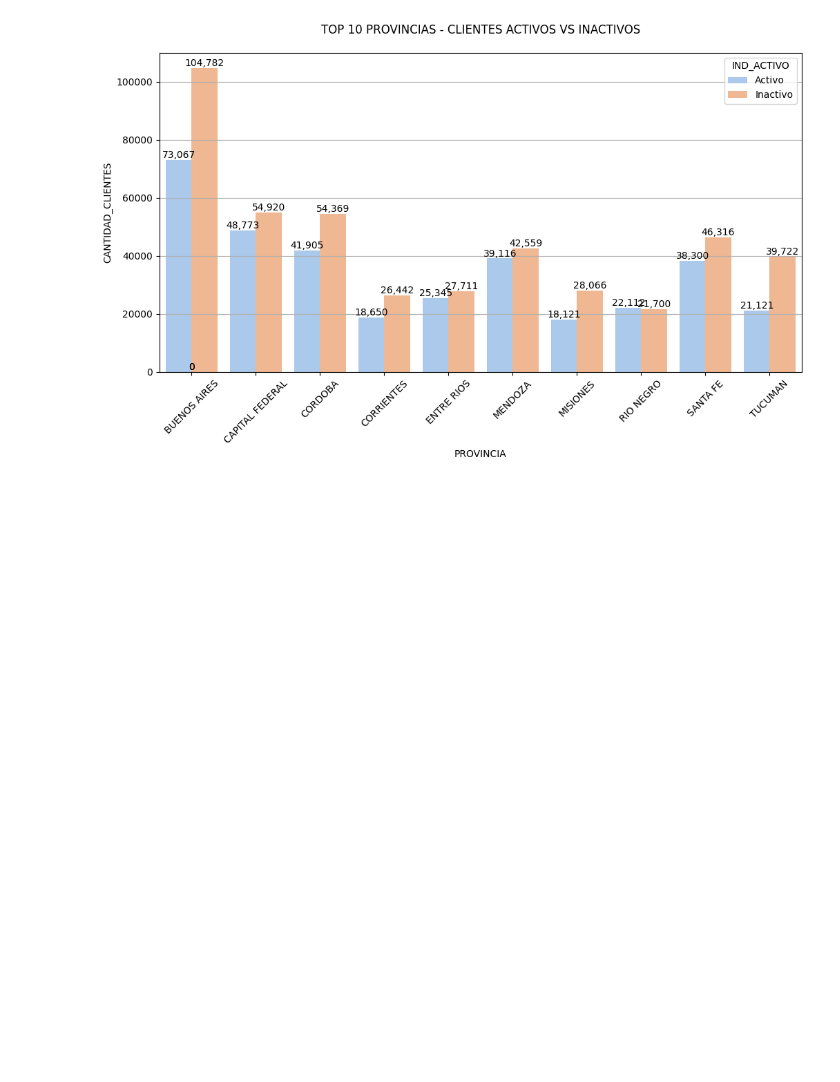
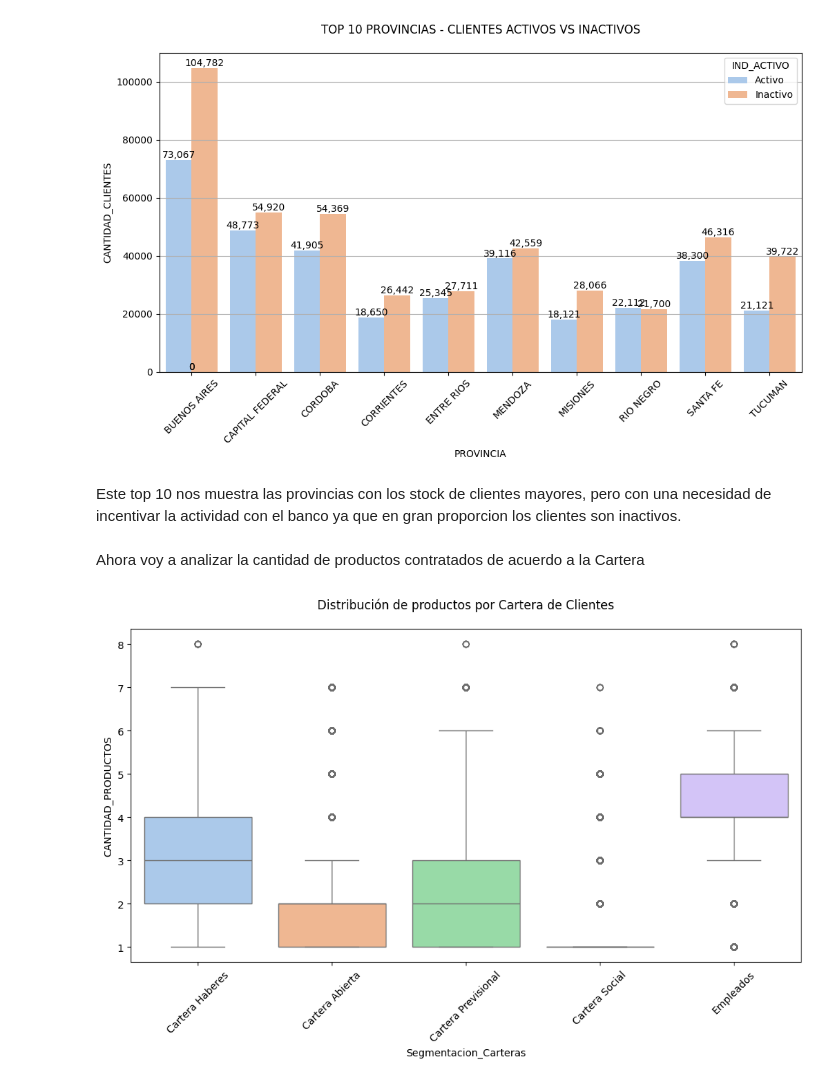
Before and after one commit to chiaravanin/CursoCoder, a Jupyter notebook: ProyectoDS_PArteIVANIN.ipynb, the cells around one changed output. Cells and saved outputs as stored; diff of their text form; code cells hidden in the pictures; blank space fills up the shorter version.

```diff
--- a/ProyectoDS_PArteIVANIN.ipynb
+++ b/ProyectoDS_PArteIVANIN.ipynb
@@ -237,3 +241,17 @@ for p in ax.patches:
 plt.show()
 # %% [output]
 [figure]
+# %% [markdown]
+Este top 10 nos muestra las provincias con los stock de clientes mayores, pero con una necesidad de incentivar la actividad con el banco ya que en gran proporcion los clientes son inactivos.
+# %% [markdown]
+Ahora voy a analizar la cantidad de productos contratados de acuerdo a la Cartera
+# %%
+plt.figure(figsize=(12,6))
+sns.boxplot(x='Segmentacion_Carteras', y='CANTIDAD_PRODUCTOS' , hue='Segmentacion_Carteras', data=df, palette='pastel')
+plt.title('Distribución de productos por Cartera de Clientes', pad=20)
+plt.xticks(rotation=45)
+plt.legend().set_visible(False)
+
+plt.show()
+# %% [output]
+[figure, added]
```
Also changed, not shown: parts of 8 cells of this notebook.
